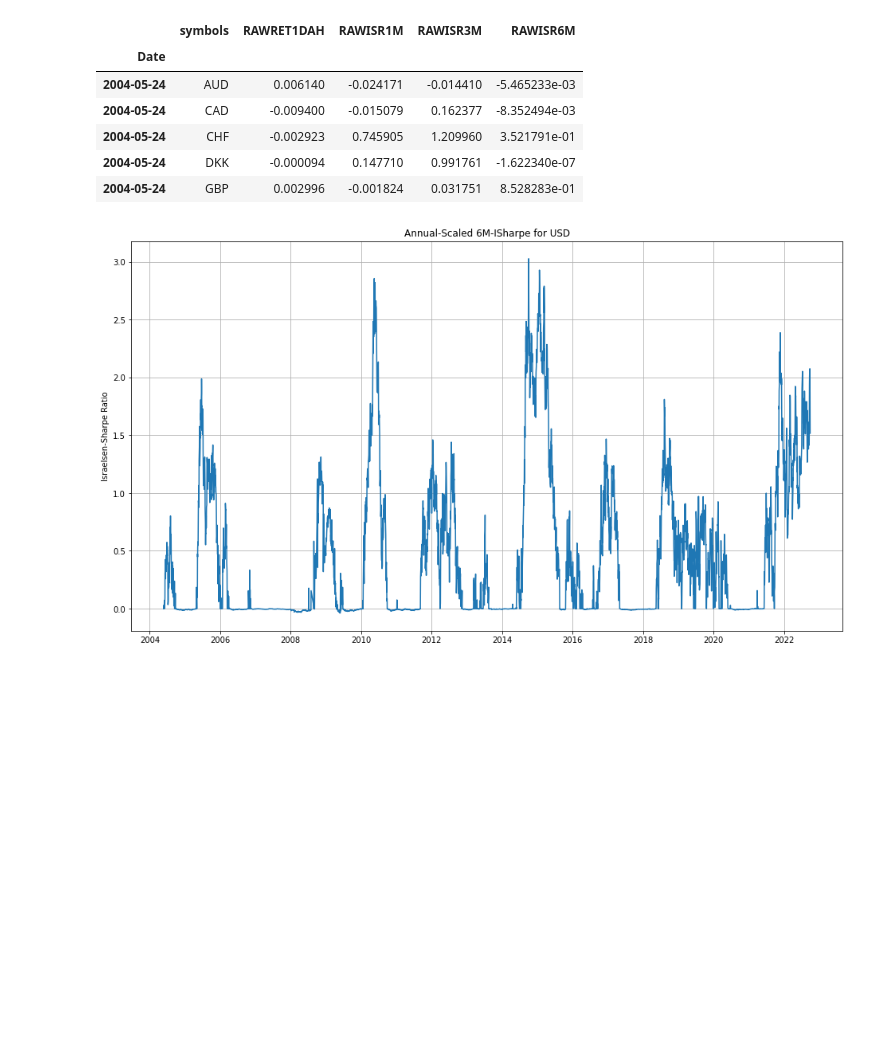
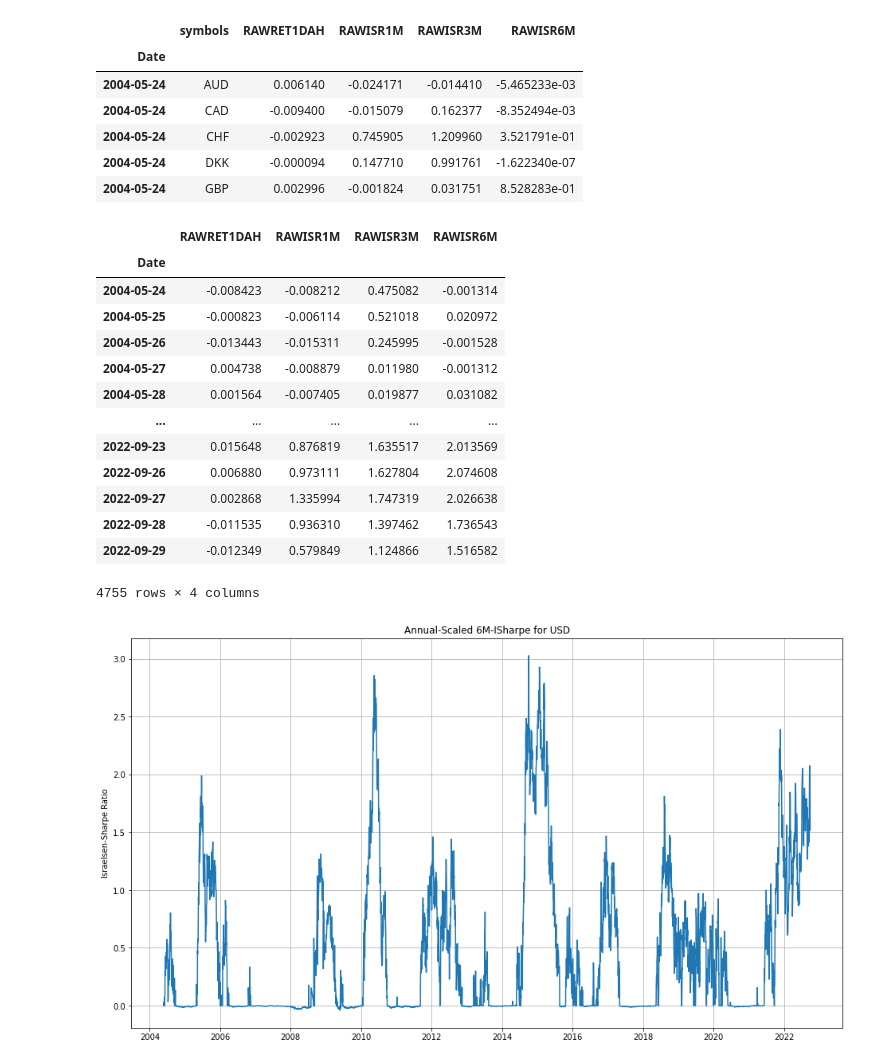
Before and after one commit to falken1983/fx_letor, a Jupyter notebook: regress_then_rank.ipynb, the cells around one changed output. Drawn from its saved outputs; the diff is of its cells as text; code cells hidden in the pictures; blank space fills up the shorter version.

```diff
--- a/regress_then_rank.ipynb
+++ b/regress_then_rank.ipynb
@@ -62,5 +80,22 @@ targets.head()
 | 2004-05-24 | CHF | -0.002923 | 0.745905 | 1.209960 | 3.521791e-01 |
 | 2004-05-24 | DKK | -0.000094 | 0.147710 | 0.991761 | -1.622340e-07 |
 | 2004-05-24 | GBP | 0.002996 | -0.001824 | 0.031751 | 8.528283e-01 |
+# %%
+targets.query("symbols=='USD'").loc[:,~targets.columns.isin(['symbols'])]
+# %% [output]
+|  | RAWRET1DAH | RAWISR1M | RAWISR3M | RAWISR6M |
+| Date |  |  |  |  |
+| 2004-05-24 | -0.008423 | -0.008212 | 0.475082 | -0.001314 |
+| 2004-05-25 | -0.000823 | -0.006114 | 0.521018 | 0.020972 |
+| 2004-05-26 | -0.013443 | -0.015311 | 0.245995 | -0.001528 |
+| 2004-05-27 | 0.004738 | -0.008879 | 0.011980 | -0.001312 |
+| 2004-05-28 | 0.001564 | -0.007405 | 0.019877 | 0.031082 |
+| ... | ... | ... | ... | ... |
+| 2022-09-23 | 0.015648 | 0.876819 | 1.635517 | 2.013569 |
+| 2022-09-26 | 0.006880 | 0.973111 | 1.627804 | 2.074608 |
+| 2022-09-27 | 0.002868 | 1.335994 | 1.747319 | 2.026638 |
+| 2022-09-28 | -0.011535 | 0.936310 | 1.397462 | 1.736543 |
+| 2022-09-29 | -0.012349 | 0.579849 | 1.124866 | 1.516582 |
+4755 rows × 4 columns
 # %%
 fig, ax = plt.subplots(figsize=(16,9))
```
Also changed, not shown: parts of 20 cells of this notebook.
